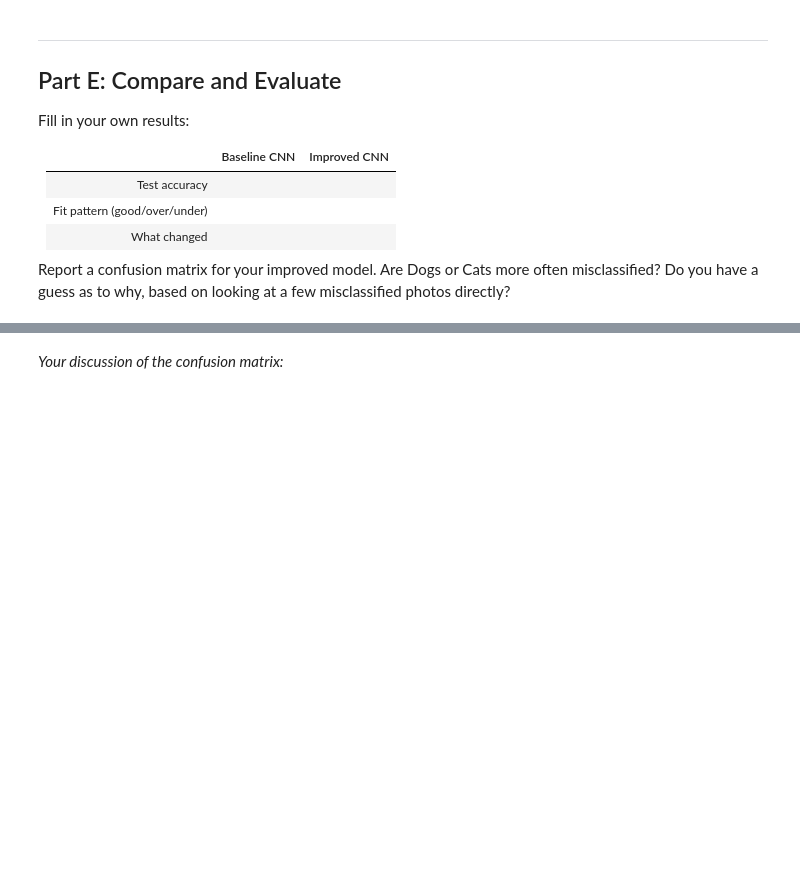
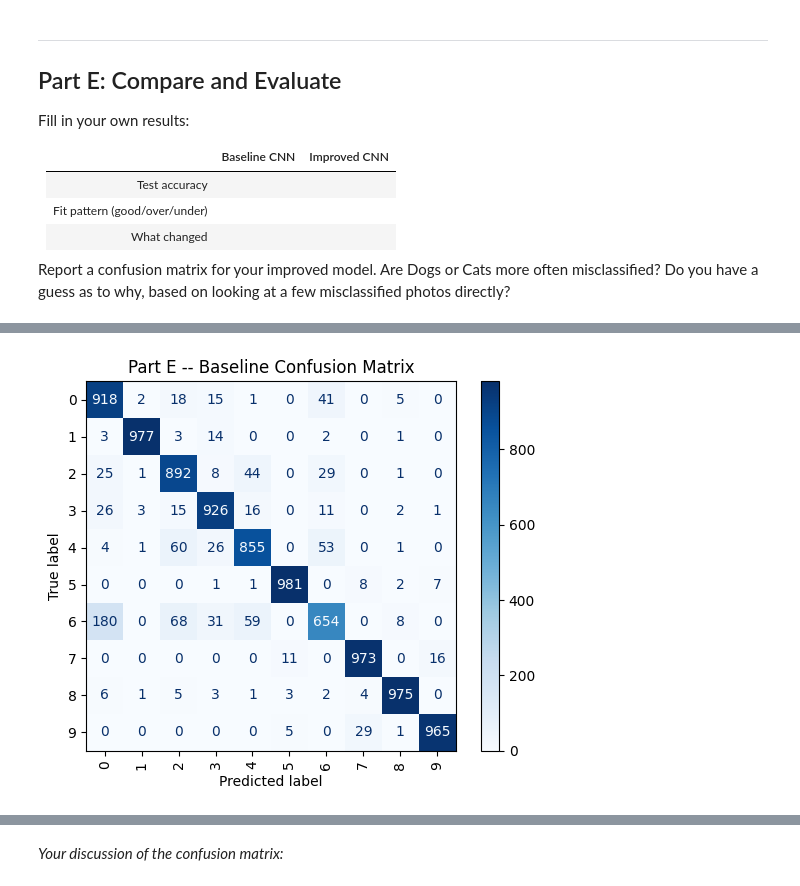
Before and after one commit to chasekrisko-design/IT480-FA26, a Jupyter notebook: Lab2/Lab2_CNN_PetFinder_Starter.ipynb, the cells around one changed output, grey strips where cells are left out. Cells and saved outputs as stored; diff of their text form; code cells hidden in the pictures; blank space fills up the shorter version.

```diff
--- a/Lab2/Lab2_CNN_PetFinder_Starter.ipynb
+++ b/Lab2/Lab2_CNN_PetFinder_Starter.ipynb
@@ -284,0 +297,23 @@ Report a confusion matrix for your improved model. Are Dogs or Cats more often m
+# %%
+from sklearn.metrics import accuracy_score, confusion_matrix, ConfusionMatrixDisplay
+
+# Evaluate the model directly using Keras's evaluate method
+loss_eval, acc_eval = model.evaluate(x_test, y_test, verbose=0)
+print(f"Baseline Model (Keras evaluate) Test Accuracy: {acc_eval:.3f}")
+print(f"Baseline Model (Keras evaluate) Test Loss: {loss_eval:.3f}")
+
+base_model_probs = model.predict(x_test)
+
+base_model_preds_sparse = np.argmax(base_model_probs, axis=1)
+
+y_test_sparse = np.argmax(y_test, axis=1)
+
+base_model_acc = accuracy_score(y_test_sparse, base_model_preds_sparse)
+print(f"Part E -- Baseline Test Accuracy (sklearn): {base_model_acc:.3f}")
+
+base_model_cm = confusion_matrix(y_test_sparse, base_model_preds_sparse)
+fashion_mnist_labels = [str(i) for i in range(10)]
+ConfusionMatrixDisplay(base_model_cm, display_labels=fashion_mnist_labels).plot(cmap='Blues', xticks_rotation='vertical')
+plt.title("Part E -- Baseline Confusion Matrix")
+plt.show()
+# %% [output]
@@ -284,0 +324 @@ Report a confusion matrix for your improved model. Are Dogs or Cats more often m
+[figure, added]
```
Also changed, not shown: parts of 16 cells of this notebook.
